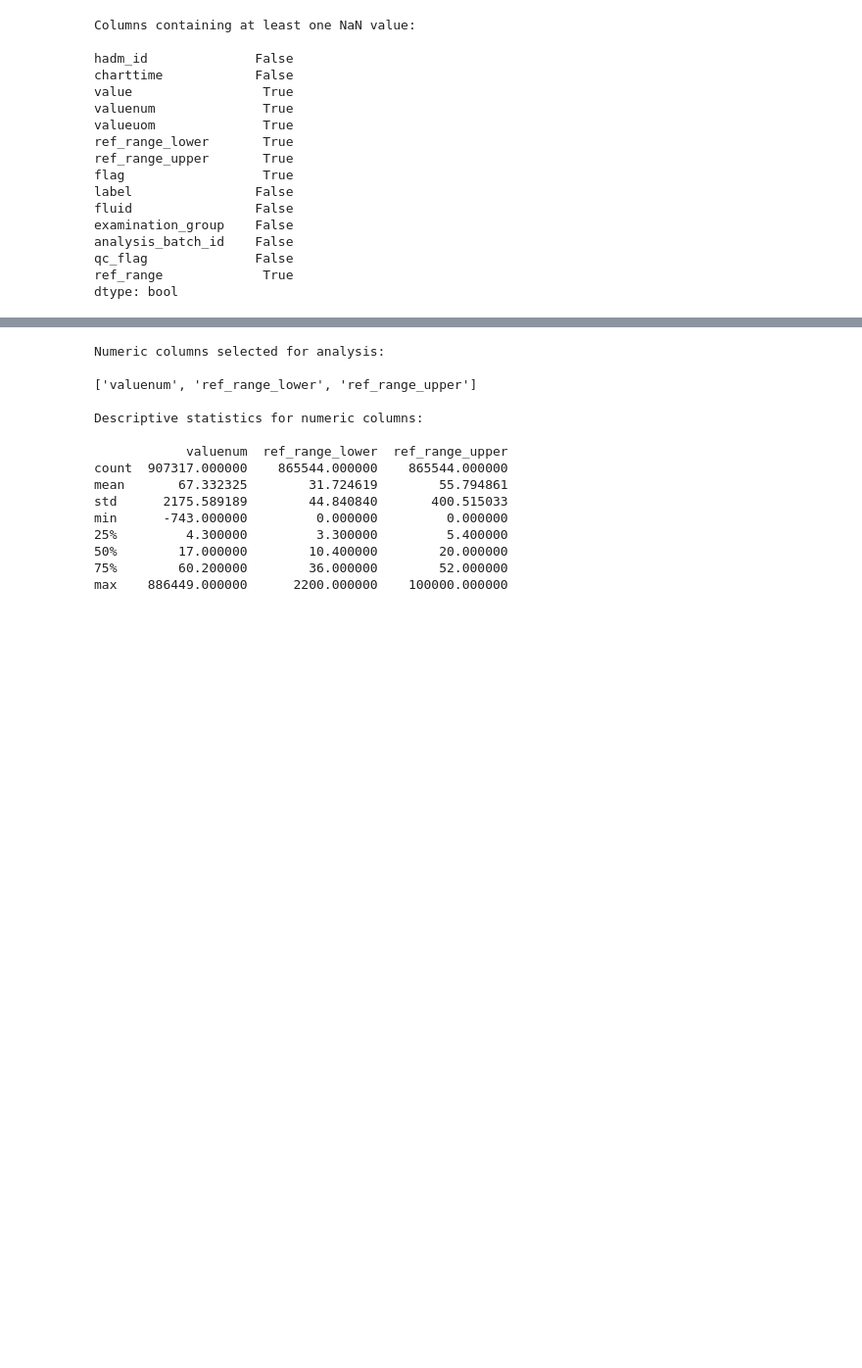
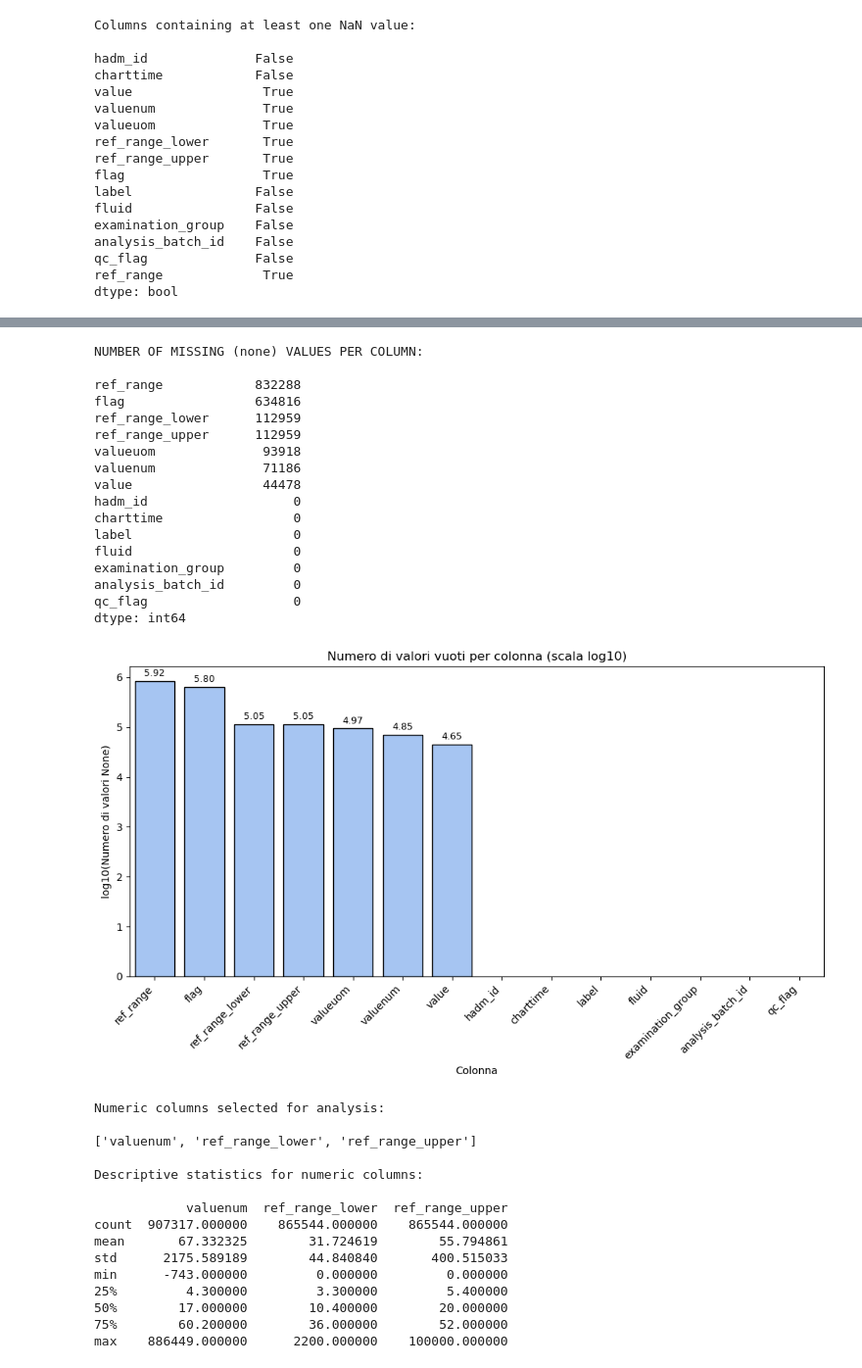
Before and after one commit to TommyTokk/DA4DH, a Jupyter notebook: notebooks/DataUnderstanding/data_understanding_2.ipynb, the cells around one changed output, grey strips where cells are left out. Shown at 98% size. Cells and saved outputs as stored; diff of their text form; code cells hidden in the pictures; blank space fills up the shorter version.

Commit message:
Data understanding

```diff
--- a/notebooks/DataUnderstanding/data_understanding_2.ipynb
+++ b/notebooks/DataUnderstanding/data_understanding_2.ipynb
@@ -117,3 +149,47 @@ dtype: bool
+# %%
+# Count of None (NaN) values per column
+print("NUMBER OF MISSING (none) VALUES PER COLUMN:\n")
+none_counts = data_frame.isna().sum().sort_values(ascending=False)
+print(none_counts)
+
+none_counts_log = np.log10(none_counts.replace(0, np.nan))
+
+none_df = none_counts_log.reset_index()
+none_df.columns = ["column", "log10_count"]
+
+fig, ax = plt.subplots(figsize=(10,6))
+sns.barplot(data=none_df, x="column", y="log10_count", color="#99c2ff", edgecolor="black")
+
+plt.title("Numero di valori vuoti per colonna (scala log10)")
+plt.xlabel("Colonna")
+plt.ylabel("log10(Numero di valori None)")
+plt.xticks(rotation=45, ha="right")
+plt.tight_layout()
+# Add value labels on top of bars
+for i, v in enumerate(none_df["log10_count"]):
+    if not np.isnan(v):  # evita etichette per colonne senza None
+        ax.text(i, v + max(none_df["log10_count"]) * 0.01,
+                f"{v:.2f}", ha="center", va="bottom", fontsize=9)
+plt.show()
+# %% [output]
+NUMBER OF MISSING (none) VALUES PER COLUMN:
+
+ref_range            832288
+flag                 634816
+ref_range_lower      112959
+ref_range_upper      112959
+valueuom              93918
+valuenum              71186
+value                 44478
+hadm_id                   0
+charttime                 0
+label                     0
+fluid                     0
+examination_group         0
+analysis_batch_id         0
+qc_flag                   0
+dtype: int64
+[figure, added]
 # %%
 numeric_cols = du.get_numeric_cols(data_frame)
 
```
Also changed, not shown: parts of 10 cells of this notebook, 1 other file.
